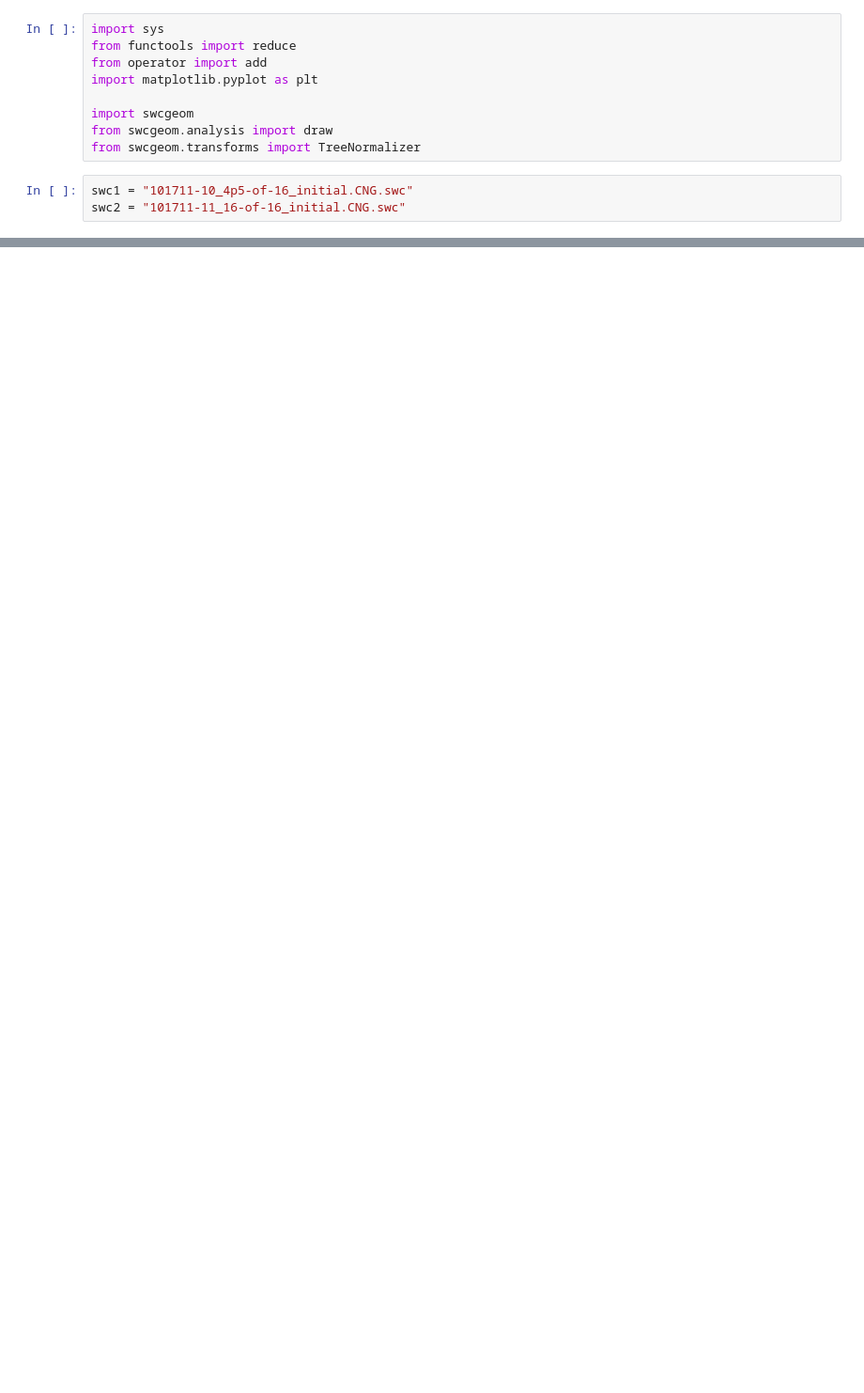
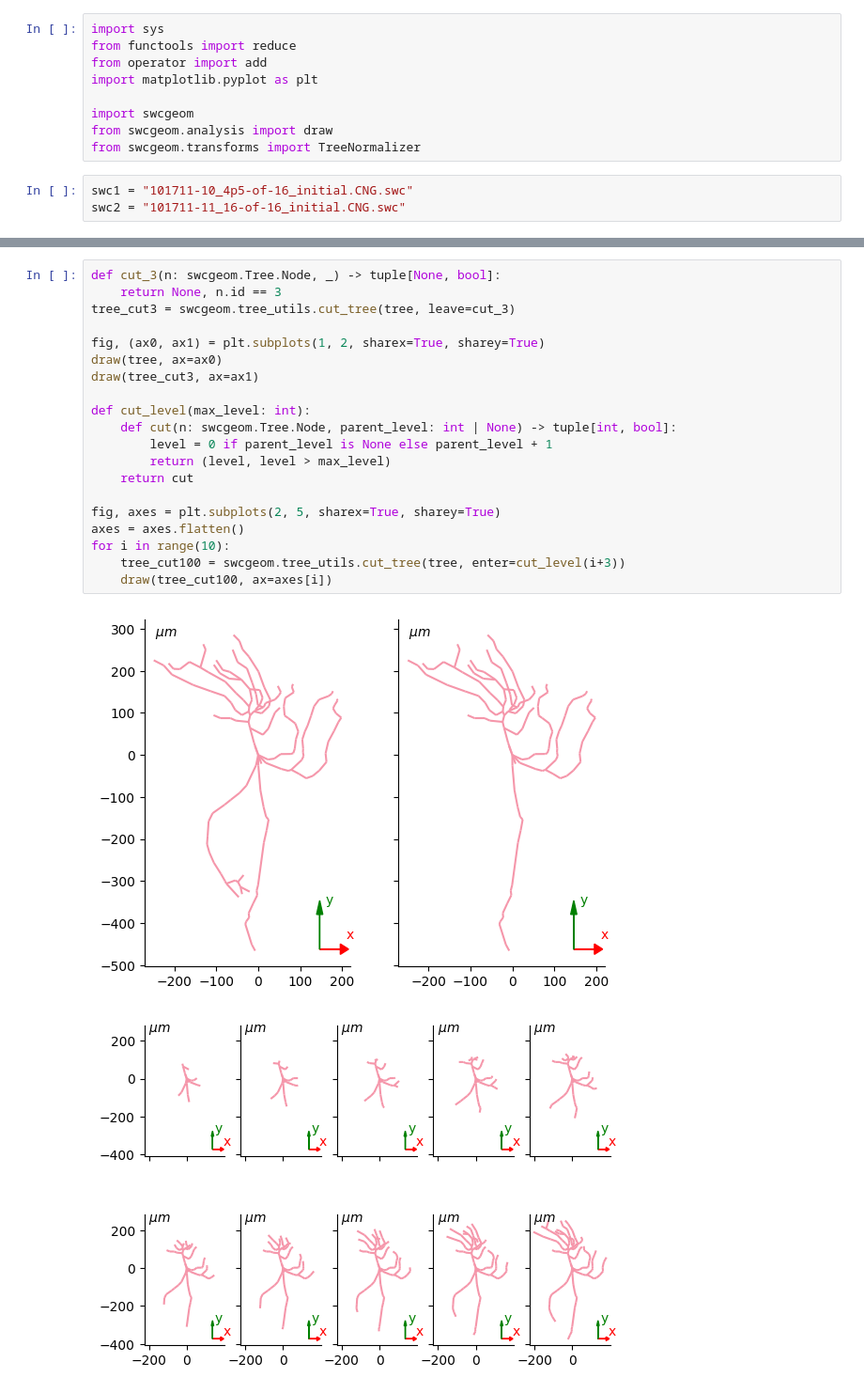
Before and after one commit to yzx9/swcgeom, a Jupyter notebook: examples/Tree.ipynb, the cells around one changed output, grey strips where cells are left out. Shown at 94% size. Cells and saved outputs as stored; diff of their text form; blank space fills up the shorter version.

```diff
--- a/examples/Tree.ipynb
+++ b/examples/Tree.ipynb
@@ -67,0 +70,23 @@ plt.show()
+# %%
+def cut_3(n: swcgeom.Tree.Node, _) -> tuple[None, bool]:
+    return None, n.id == 3
+tree_cut3 = swcgeom.tree_utils.cut_tree(tree, leave=cut_3)
+
+fig, (ax0, ax1) = plt.subplots(1, 2, sharex=True, sharey=True)
+draw(tree, ax=ax0)
+draw(tree_cut3, ax=ax1)
+
+def cut_level(max_level: int):
+    def cut(n: swcgeom.Tree.Node, parent_level: int | None) -> tuple[int, bool]:
+        level = 0 if parent_level is None else parent_level + 1
+        return (level, level > max_level)
+    return cut
+
+fig, axes = plt.subplots(2, 5, sharex=True, sharey=True)
+axes = axes.flatten()
+for i in range(10):
+    tree_cut100 = swcgeom.tree_utils.cut_tree(tree, enter=cut_level(i+3))
+    draw(tree_cut100, ax=axes[i])
+# %% [output]
+[figure, added]
+[figure, added]
```
Also changed, not shown: parts of 4 cells of this notebook, 1 other file.
